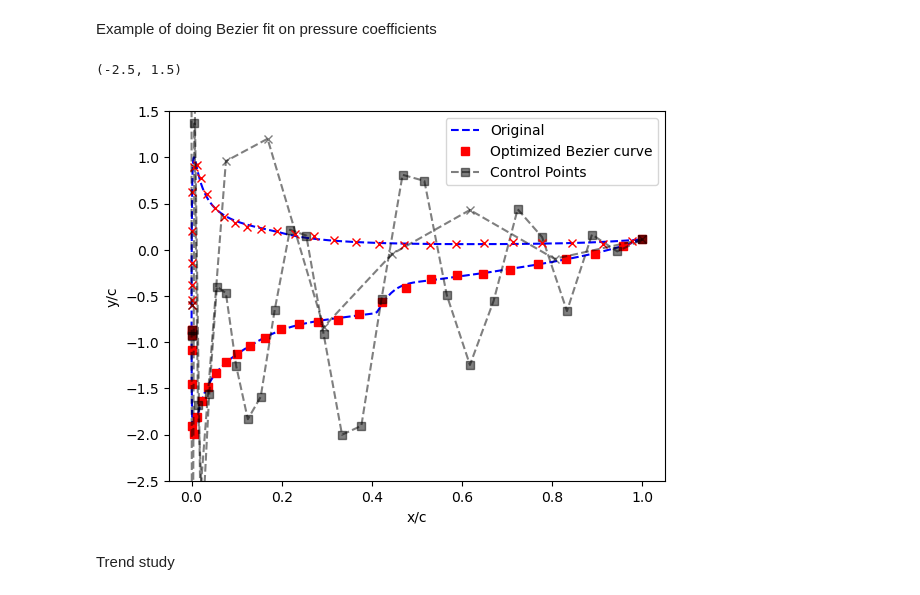
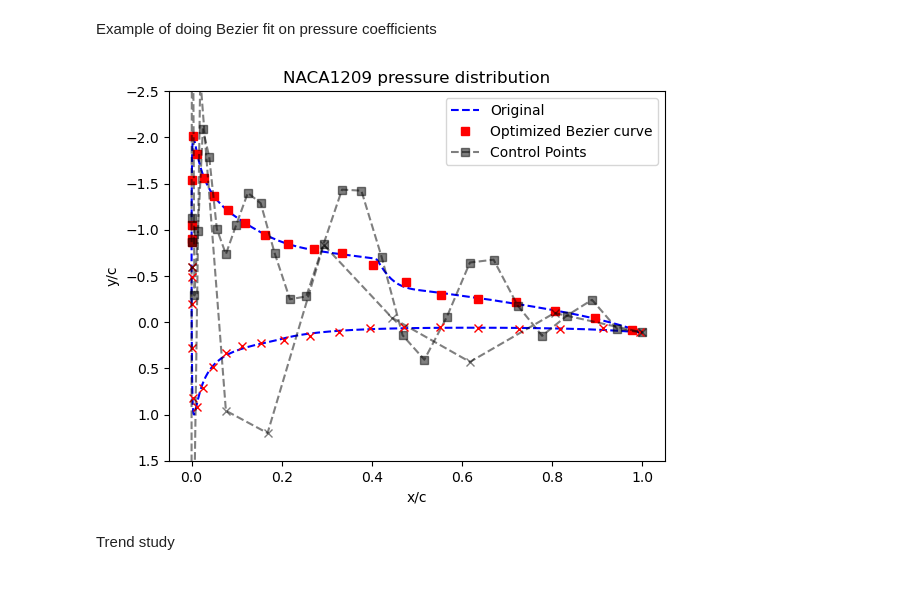
Before and after one commit to hwlee924/Large-Airfoil-Model, a Jupyter notebook: BNN_af_pdist_gen/airfoil_Bezier_examples.ipynb, the cells around one changed output. Saved outputs shown, nothing was run; the diff lists cells and outputs as text; code cells hidden in the pictures.

```diff
--- a/BNN_af_pdist_gen/airfoil_Bezier_examples.ipynb
+++ b/BNN_af_pdist_gen/airfoil_Bezier_examples.ipynb
@@ -98,37 +107,40 @@ plt.ylabel('Total RMSE')
 # %% [markdown]
 Example of doing Bezier fit on pressure coefficients
 # %%
-zeroLoc = np.argwhere(np.diff(x)<= 0.0)[-1][0]
-x_u = x[:zeroLoc+1].flatten()
-x_l = x[zeroLoc+1:].flatten()
-cp_u = cp[:zeroLoc+1].flatten()
-cp_l = cp[zeroLoc+1:].flatten()
+runNew2 = False
+if runNew2:
+    zeroLoc = np.argwhere(np.diff(x)<= 0.0)[-1][0]
+    x_u = x[:zeroLoc+1].flatten()
+    x_l = x[zeroLoc+1:].flatten()
+    cp_u = cp[:zeroLoc+1].flatten()
+    cp_l = cp[zeroLoc+1:].flatten()
 
-X1 = np.flip(x_u)
-Y1 = np.flip(cp_u)
-X2 = x_l
-Y2 = cp_l
+    X1 = np.flip(x_u)
+    Y1 = np.flip(cp_u)
+    X2 = x_l
+    Y2 = cp_l
 
-num_opt_pt_u = 28
-num_opt_pt_l = 8
-fit_upper = bezier.Bezier(X1, Y1, np.ones(num_opt_pt_u)*-1, 'pressure') # initialize
-res_upper = least_squares(fit_upper.update, np.ones(num_opt_pt_u)*-1)
-fit_lower = bezier.Bezier(X2, Y2, np.ones(num_opt_pt_l), 'pressure') # initialize
-res_lower = least_squares(fit_lower.update, np.ones(num_opt_pt_l))
+    num_opt_pt_u = 28
+    num_opt_pt_l = 8
+    fit_upper = bezier.Bezier(X1, Y1, np.ones(num_opt_pt_u)*-1, 'pressure') # initialize
+    res_upper = least_squares(fit_upper.update, np.ones(num_opt_pt_u)*-1)
+    fit_lower = bezier.Bezier(X2, Y2, np.ones(num_opt_pt_l), 'pressure') # initialize
+    res_lower = least_squares(fit_lower.update, np.ones(num_opt_pt_l))
 
 plt.figure()
 plt.plot(x, cp, 'b--', label='Original')
-plt.plot(fit_upper.curve[0][::5], fit_upper.curve[1][::5],'rs', label = 'Optimized Bezier curve')
+plt.plot(fit_upper.curve[0][::7], fit_upper.curve[1][::7],'rs', label = 'Optimized Bezier curve')
 plt.plot(fit_upper.ctrl_pts[:,0], fit_upper.ctrl_pts[:,1], 'ks--', alpha = 0.5, label = 'Control Points')
-plt.plot(fit_lower.curve[0][::5], fit_lower.curve[1][::5],'rx')
+plt.plot(fit_lower.curve[0][::7], fit_lower.curve[1][::7],'rx')
 plt.plot(fit_lower.ctrl_pts[:,0], fit_lower.ctrl_pts[:,1], 'kx--', alpha = 0.5)
 plt.xlabel('x/c')
 plt.ylabel('y/c')
+plt.title(airfoil[0] + " pressure distribution")
 plt.legend()
 plt.ylim([-2.5,1.5])
+plt.gca().invert_yaxis()
 # %% [output]
-(-2.5, 1.5)
-[figure, old version]
+[figure, new version]
 # %% [markdown]
 Trend study
 # %%
```
Also changed, not shown: parts of 4 cells of this notebook.
